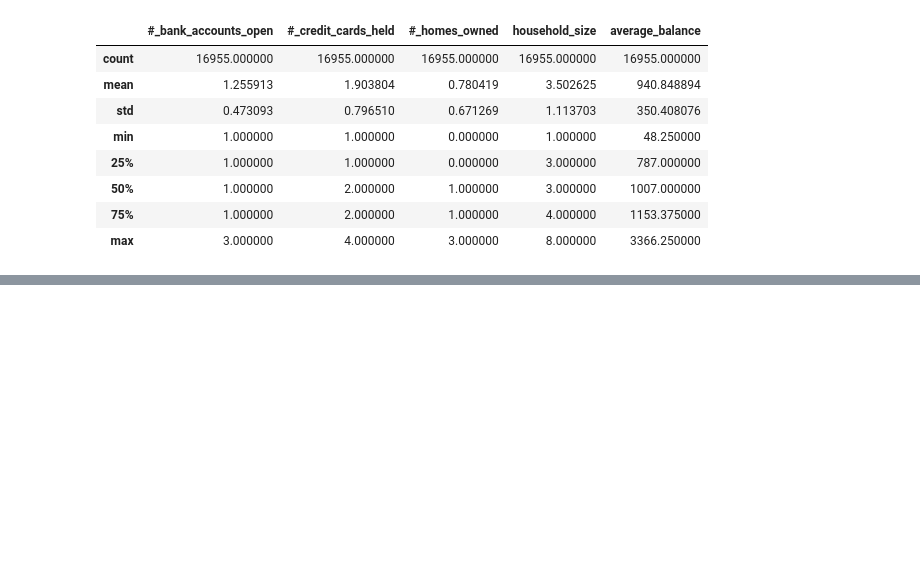
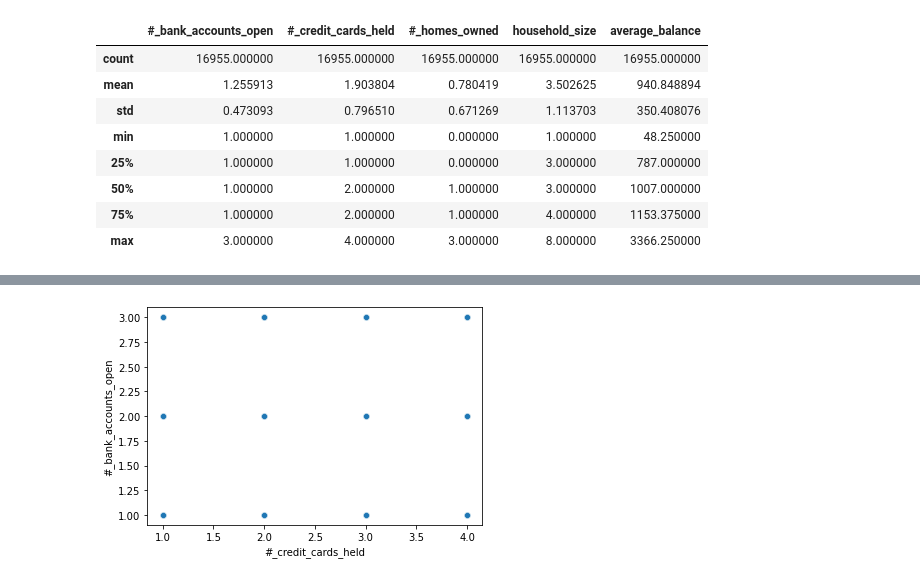
Before and after one commit to hollyjanedalton/mid_bootcamp_project, a Jupyter notebook: EDA_cc_project.ipynb, the cells around one changed output, grey strips where cells are left out. Cells and saved outputs as stored; diff of their text form; code cells hidden in the pictures; blank space fills up the shorter version.

```diff
--- a/EDA_cc_project.ipynb
+++ b/EDA_cc_project.ipynb
@@ -68,0 +92,7 @@ data.
+# %%
+data = pd.DataFrame(data)
+# %%
+sns.scatterplot(data=data, x=data["#_credit_cards_held"], y=data["#_bank_accounts_open"])
+plt.show()
+# %% [output]
+[figure, added]
```
Also changed, not shown: parts of 19 cells of this notebook, 4 other files.
